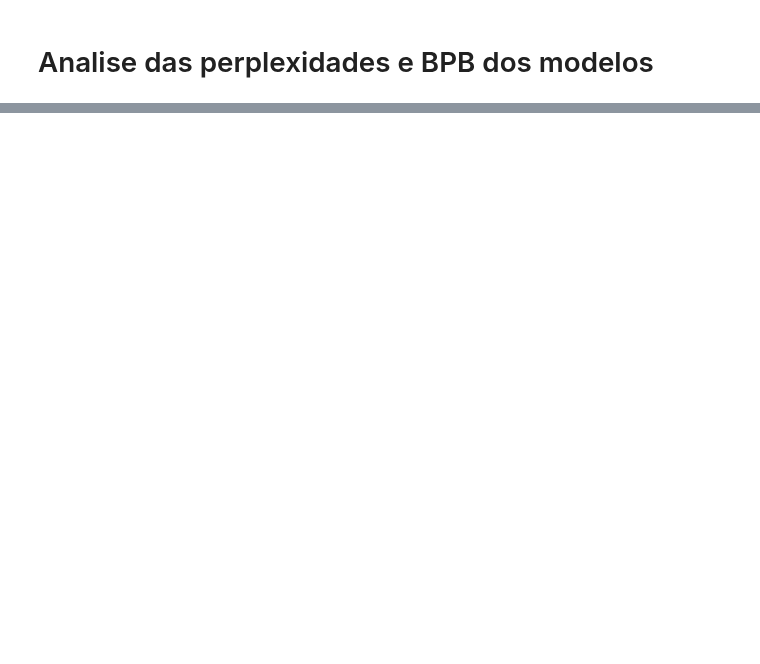
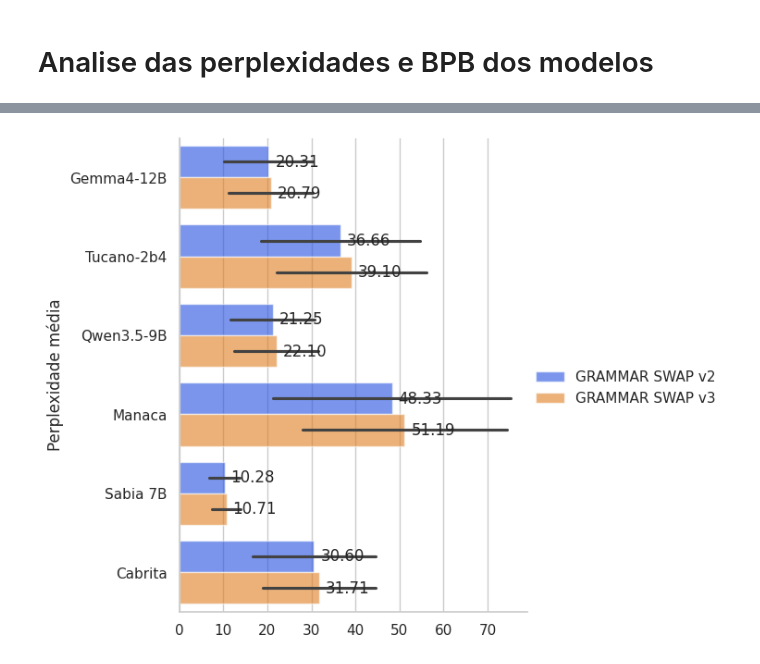
Before and after one commit to matheusprv/monolingual_and_multilingual, a Jupyter notebook: src/experiments/analysis_results.ipynb, the cells around one changed output, grey strips where cells are left out. Saved outputs shown, nothing was run; the diff lists cells and outputs as text; code cells hidden in the pictures; blank space fills up the shorter version.

```diff
--- a/src/experiments/analysis_results.ipynb
+++ b/src/experiments/analysis_results.ipynb
@@ -1,5 +1,8 @@
 # %%
 import pandas as pd
+pd.set_option('display.float_format', lambda x: f'{x:.2f}')
 from glob import glob
-pd.set_option('display.float_format', lambda x: f'{x:.2f}')
+import numpy as np
 import matplotlib.pyplot as plt
+import seaborn as sns
+sns.set_theme(style="whitegrid")
@@ -146,0 +127,22 @@ plt.show()
+# %%
+plot_df = df[
+    df["scenario"].isin(["GRAMMAR SWAP v2", "GRAMMAR SWAP v3"])
+].copy()
+
+g = sns.catplot(
+    data=plot_df,
+    kind="bar",
+    y="model", x="ppl", orient="h",
+    hue="scenario",
+    estimator="mean", errorbar="sd",
+    palette="bright", alpha=.6, height=6,
+)
+
+g.set_axis_labels("", "Perplexidade média")
+g.legend.set_title("")
+
+for ax in g.axes.flat:
+    for container in ax.containers:
+        ax.bar_label(container, fmt="%.2f", padding=5)
+# %% [output]
+[figure, added]
```
Also changed, not shown: parts of 42 cells of this notebook, 1 other file.
